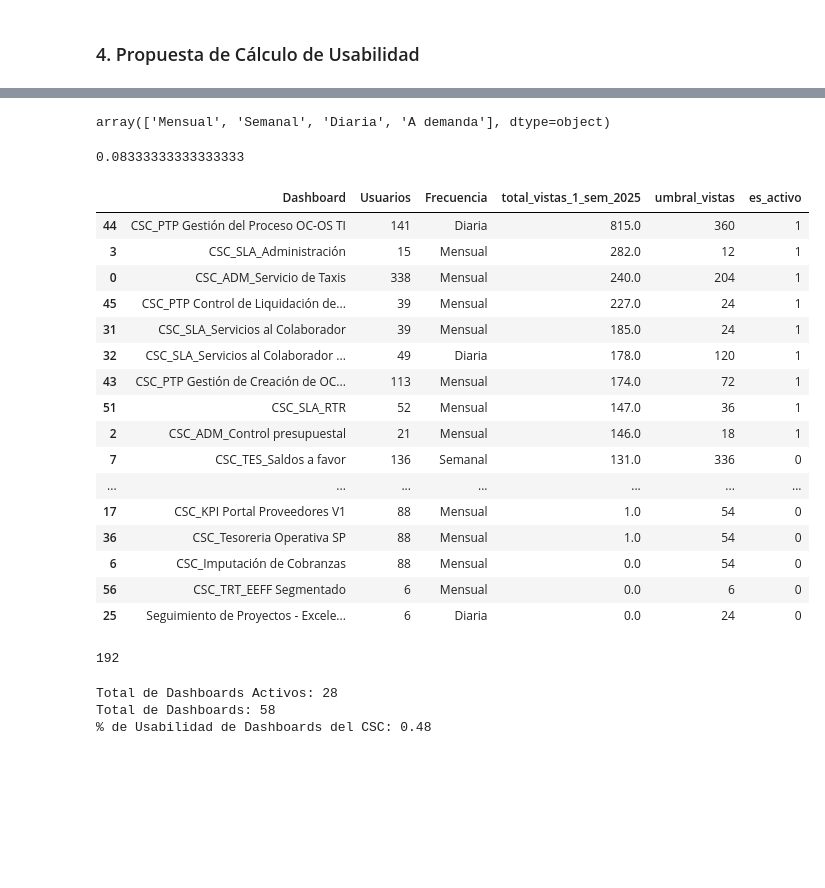
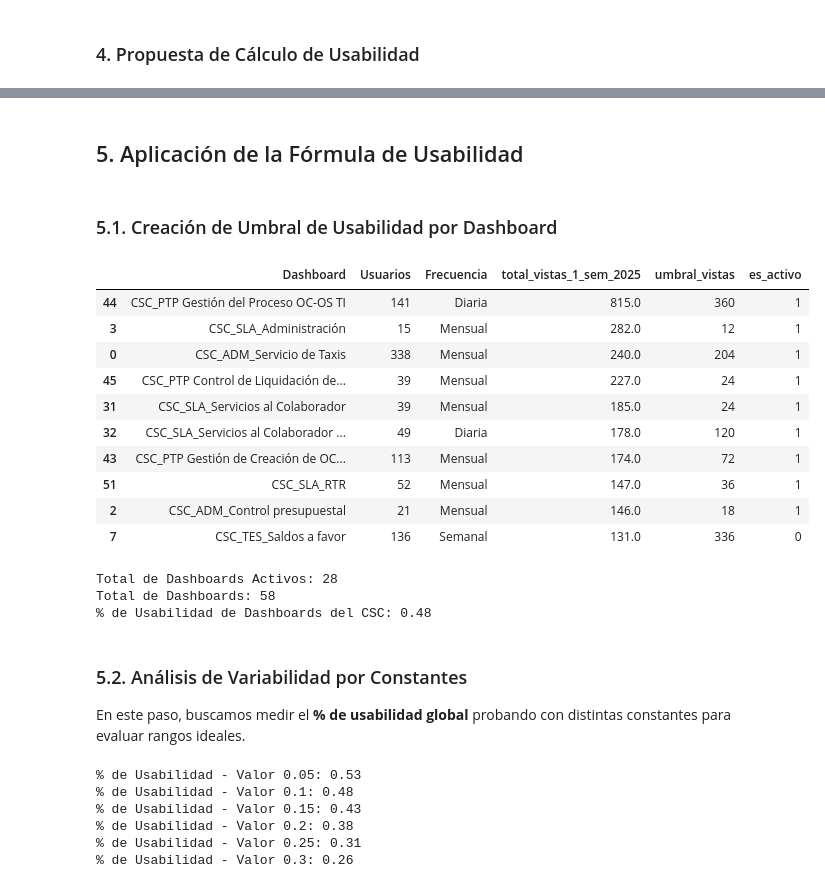
Before and after one commit to alessandroperales74/alicorp_eda_dashboards, a Jupyter notebook: eda_dashboards.ipynb, the cells around one changed output, grey strips where cells are left out. Drawn from its saved outputs; the diff is of its cells as text; code cells hidden in the pictures; blank space fills up the shorter version.

```diff
--- a/eda_dashboards.ipynb
+++ b/eda_dashboards.ipynb
@@ -538,20 +634,17 @@ La lógica de
-# %%
-df['Frecuencia'].unique()
-# %% [output]
-array(['Mensual', 'Semanal', 'Diaria', 'A demanda'], dtype=object)
-# %%
-1/12
-# %% [output]
-0.08333333333333333
+# %% [markdown]
+## 5. Aplicación de la Fórmula de Usabilidad
+# %% [markdown]
+### 5.1. Creación de Umbral de Usabilidad por Dashboard
 # %%
 dict_frecuencia = {
     'Mensual': 1,
     'Semanal': 4, # 4 semanas en un mes
     'A demanda': 1, # Se va a calcular como mensual
     'Diaria': 4, # Solo se van a contar días hábiles
-    'Semestral': 0.5, # 1/2 de año
-    'Trimestral': 0.25, # 1/4 de año
-    'Anual': 0.08 # 1/12
+    'Bimestral': 0.5, # 1/2 meses
+    'Trimestral': 0.33, # 1/3 meses
+    'Semestral': 0.17, # 1/6 meses
+    'Anual': 0.08 # 1/12 meses
 }
 
 def umbral_usabilidad(total_usuarios,frecuencia,coef=0.10):
@@ -571,37 +664,25 @@ def umbral_usabilidad(total_usuarios,frecuencia,coef=0.10):
 # %%
 # Aplicar función de umbral de vistas
 df['umbral_vistas'] = df.apply(lambda row: umbral_usabilidad(total_usuarios=row['Usuarios'],
                                                              frecuencia=row['Frecuencia']),
                                                              axis=1)
 
 # Añadir flag de "es activo" siempre y cuando el total de vistas sea mayor o igual al umbral seleccionado
 df['es_activo'] = np.where(df['total_vistas_1_sem_2025'] >= df['umbral_vistas'],1,0)
 
-df[['Dashboard','Usuarios','Frecuencia','total_vistas_1_sem_2025','umbral_vistas','es_activo']].sort_values('total_vistas_1_sem_2025',ascending=False).head(59)
+df[['Dashboard','Usuarios','Frecuencia','total_vistas_1_sem_2025','umbral_vistas','es_activo']].sort_values('total_vistas_1_sem_2025',ascending=False).head(10)
 # %% [output]
 |  | Dashboard | Usuarios | Frecuencia | total_vistas_1_sem_2025 | umbral_vistas | es_activo |
 | 44 | CSC_PTP Gestión del Proceso OC-OS TI | 141 | Diaria | 815.0 | 360 | 1 |
 | 3 | CSC_SLA_Administración | 15 | Mensual | 282.0 | 12 | 1 |
 | 0 | CSC_ADM_Servicio de Taxis | 338 | Mensual | 240.0 | 204 | 1 |
 | 45 | CSC_PTP Control de Liquidación de... | 39 | Mensual | 227.0 | 24 | 1 |
 | 31 | CSC_SLA_Servicios al Colaborador | 39 | Mensual | 185.0 | 24 | 1 |
 | 32 | CSC_SLA_Servicios al Colaborador ... | 49 | Diaria | 178.0 | 120 | 1 |
 | 43 | CSC_PTP Gestión de Creación de OC... | 113 | Mensual | 174.0 | 72 | 1 |
 | 51 | CSC_SLA_RTR | 52 | Mensual | 147.0 | 36 | 1 |
 | 2 | CSC_ADM_Control presupuestal | 21 | Mensual | 146.0 | 18 | 1 |
 | 7 | CSC_TES_Saldos a favor | 136 | Semanal | 131.0 | 336 | 0 |
-| ... | ... | ... | ... | ... | ... | ... |
-| 17 | CSC_KPI Portal Proveedores V1 | 88 | Mensual | 1.0 | 54 | 0 |
-| 36 | CSC_Tesoreria Operativa SP | 88 | Mensual | 1.0 | 54 | 0 |
-| 6 | CSC_Imputación de Cobranzas | 88 | Mensual | 0.0 | 54 | 0 |
-| 56 | CSC_TRT_EEFF Segmentado | 6 | Mensual | 0.0 | 6 | 0 |
-| 25 | Seguimiento de Proyectos - Excele... | 6 | Diaria | 0.0 | 24 | 0 |
-# %%
-141 * 0.1 * 132
-
-umbral_usabilidad(total_usuarios=141,frecuencia='Diaria',coef=0.05)
-# %% [output]
-192
 # %%
 total_dashboards_activos = len(df['es_activo'][df['es_activo']==1])
 total_dashboards = len(df)
@@ -613,3 +694,7 @@ print('% de Usabilidad de Dashboards del CSC:', round(total_dashboards_activos /
 Total de Dashboards Activos: 28
 Total de Dashboards: 58
 % de Usabilidad de Dashboards del CSC: 0.48
+# %% [markdown]
+### 5.2. Análisis de Variabilidad por Constantes
+
+En este paso, buscamos medir el **% de usabilidad global** probando con distintas constantes para evaluar rangos ideales.
@@ -616,3 +704,27 @@ Total de Dashboards: 58
+# %%
+valores = [0.05,0.1,0.15,0.2,0.25,0.3]
+
+for valor in valores:
+
+    # Aplicar función de umbral de vistas
+    df_prueba['umbral_vistas'] = df_prueba.apply(lambda row: umbral_usabilidad(total_usuarios=row['Usuarios'],
+                                                                frecuencia=row['Frecuencia'],
+                                                                coef=valor),
+                                                                axis=1)
+
+    # Añadir flag de "es activo" siempre y cuando el total de vistas sea mayor o igual al umbral seleccionado
+    df_prueba['es_activo'] = np.where(df_prueba['total_vistas_1_sem_2025'] >= df_prueba['umbral_vistas'],1,0)
+
+    total_dashboards_activos = len(df_prueba['es_activo'][df_prueba['es_activo']==1])
+    total_dashboards = len(df_prueba)
+    print(f'% de Usabilidad - Valor {valor}:', round(total_dashboards_activos / total_dashboards,2))
+# %% [output]
+% de Usabilidad - Valor 0.05: 0.53
+% de Usabilidad - Valor 0.1: 0.48
+% de Usabilidad - Valor 0.15: 0.43
+% de Usabilidad - Valor 0.2: 0.38
+% de Usabilidad - Valor 0.25: 0.31
+% de Usabilidad - Valor 0.3: 0.26
 # %%
 df_diario = df[df['Frecuencia']=='Diaria'].sort_values('total_vistas_1_sem_2025',ascending=False)
 df_diario.to_excel('Prueba_diarios1.xlsx')
```
Also changed, not shown: parts of 18 cells of this notebook.
